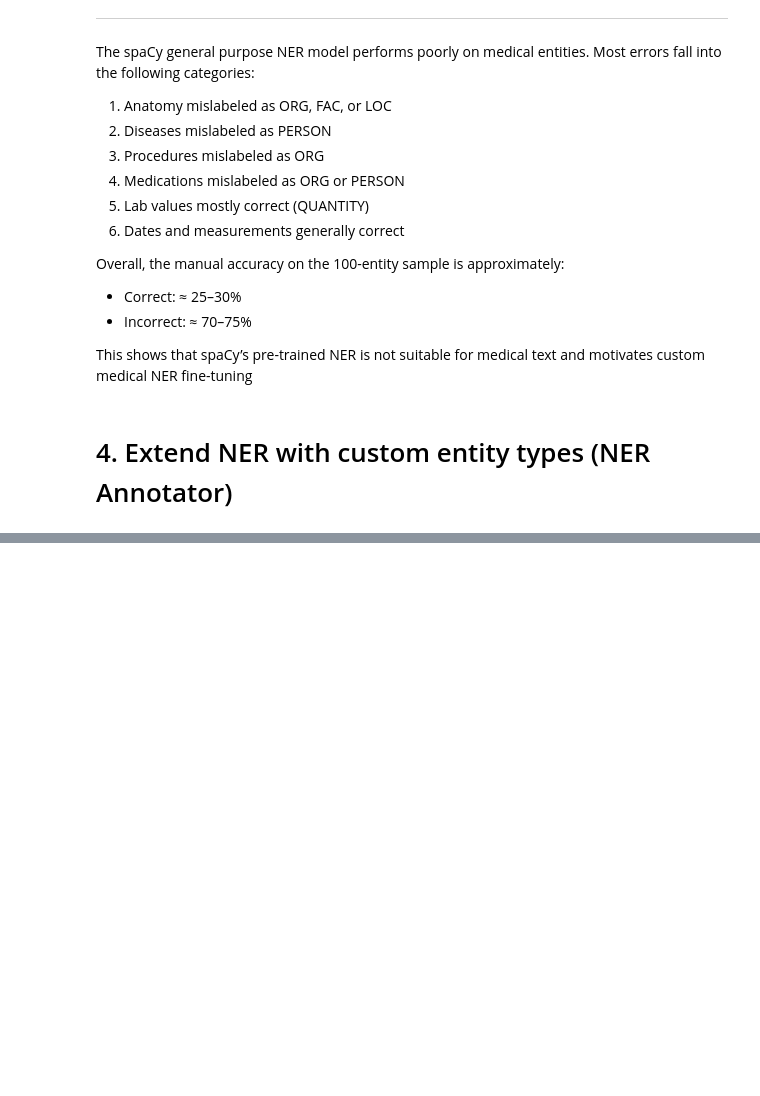
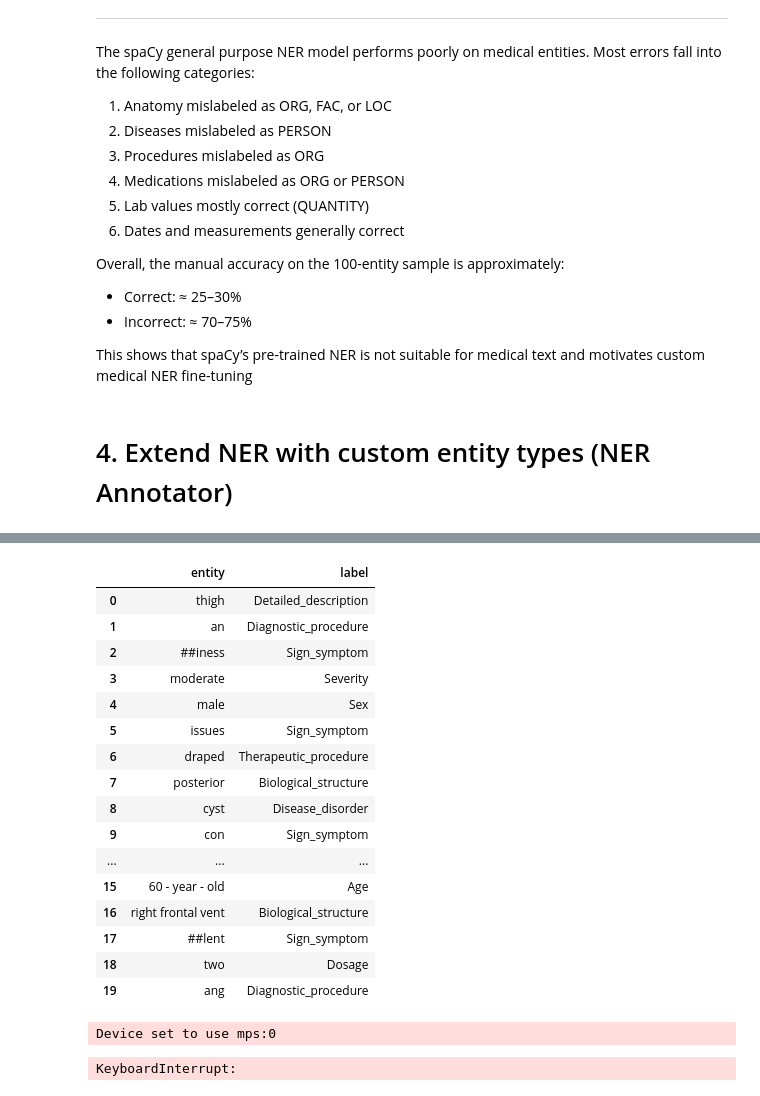
Before and after one commit to Schoggi-Mimi/nlp-project-2025, a Jupyter notebook: notebooks/02_ner_training.ipynb, the cells around one changed output, grey strips where cells are left out. Cells and saved outputs as stored; diff of their text form; code cells hidden in the pictures; blank space fills up the shorter version.

```diff
--- a/notebooks/02_ner_training.ipynb
+++ b/notebooks/02_ner_training.ipynb
@@ -198,0 +291,9 @@ sys.path.insert(0, '..')
+# %%
+from collections import Counter
+
+ent_counter = Counter()
+for ents in df['clinical_bert_ents']:
+    for _, label in ents:
+        ent_counter[label] += 1
+
+ent_counter.most_common()
@@ -198,0 +318,31 @@ sys.path.insert(0, '..')
+# %%
+import random
+random.seed(52)
+all_custom_ents = []
+for ents in df["clinical_bert_ents"]:
+    all_custom_ents.extend(ents)
+
+sample_ents = random.sample(all_custom_ents, 100)
+
+eval_df = pd.DataFrame(sample_ents, columns=["entity", "label"])
+
+eval_df.to_csv("../data/LLM_based_NER_evaluation/LLM_based_ner_manual_eval.csv", index=False)
+eval_df.head(20)
+# %% [output]
+|  | entity | label |
+| 0 | thigh | Detailed_description |
+| 1 | an | Diagnostic_procedure |
+| 2 | ##iness | Sign_symptom |
+| 3 | moderate | Severity |
+| 4 | male | Sex |
+| 5 | issues | Sign_symptom |
+| 6 | draped | Therapeutic_procedure |
+| 7 | posterior | Biological_structure |
+| 8 | cyst | Disease_disorder |
+| 9 | con | Sign_symptom |
+| ... | ... | ... |
+| 15 | 60 - year - old | Age |
+| 16 | right frontal vent | Biological_structure |
+| 17 | ##lent | Sign_symptom |
+| 18 | two | Dosage |
+| 19 | ang | Diagnostic_procedure |
@@ -198,0 +375,18 @@ sys.path.insert(0, '..')
+# %%
+model_name = 'Helios9/BioMed_NER'
+
+tokenizer = AutoTokenizer.from_pretrained(model_name)
+model = AutoModelForTokenClassification.from_pretrained(model_name)
+
+nlp_clinical_ner_bert = pipeline("ner", model=model, tokenizer=tokenizer, aggregation_strategy="simple")
+
+results = []
+for text in tqdm(texts):
+    result = nlp_clinical_ner_bert(text)
+    final_result=merge_consecutive_entities(result,text)
+    results.append([(e['word'], e['entity_group']) for e in final_result])
+
+df['clinical_bert_ents'] = results
+# %% [output]
+Device set to use mps:0
+KeyboardInterrupt:
```
Also changed, not shown: parts of 22 cells of this notebook, 2 other files.
